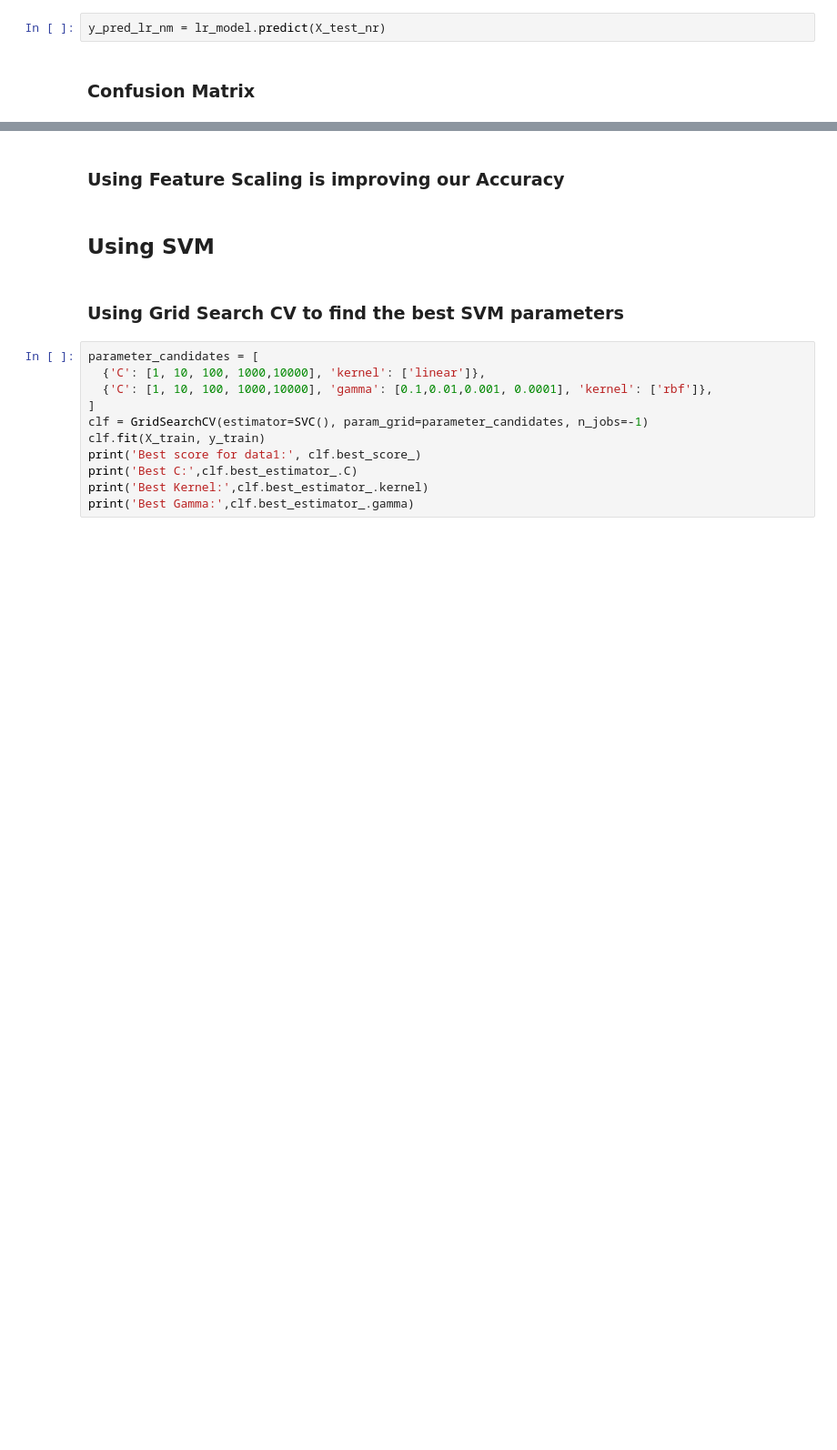
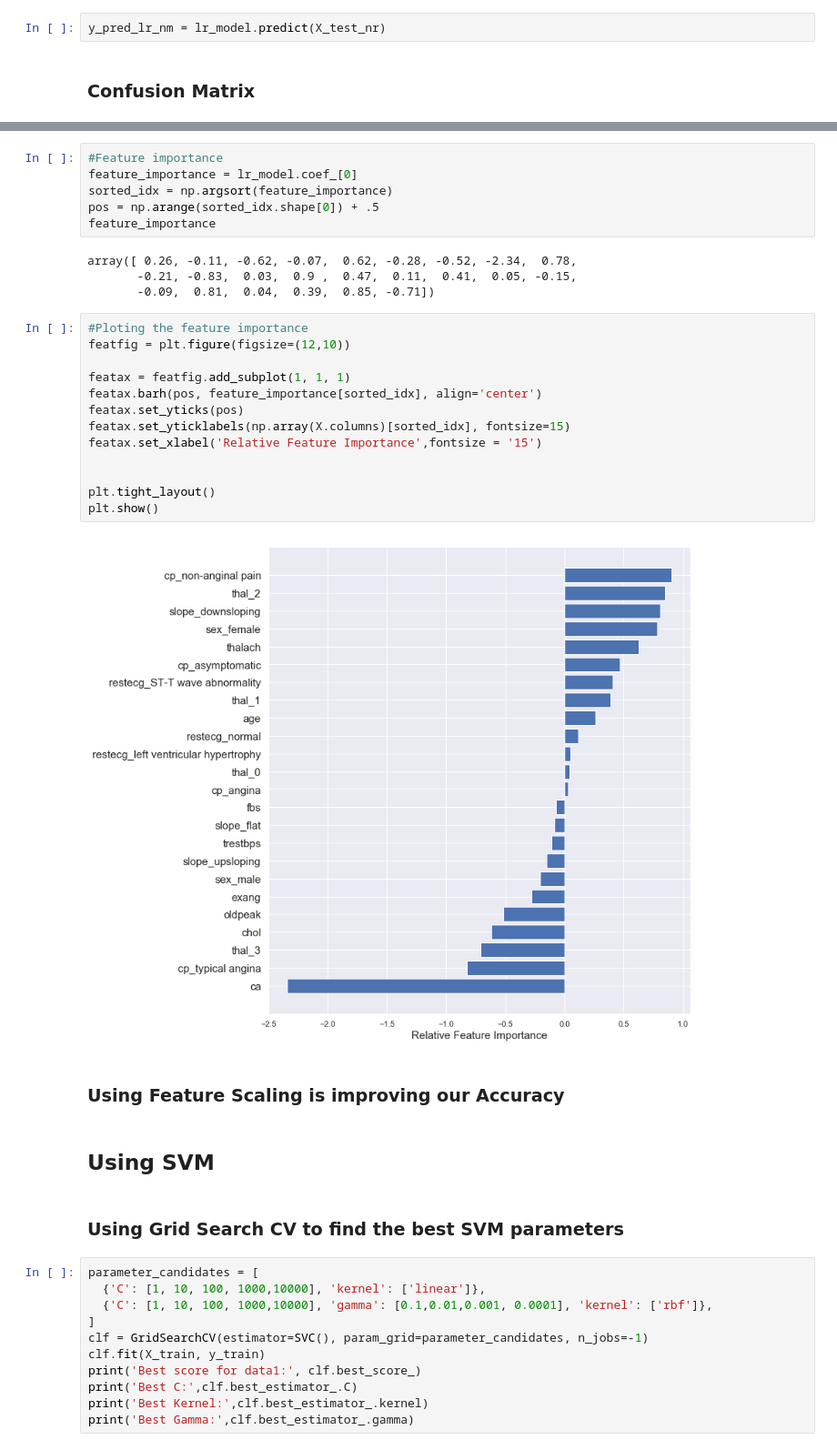
Before and after one commit to salujarohit/DSB-1, a Jupyter notebook: Final Project/DSFB1_Group work-Heart - Model Building.ipynb, the cells around one changed output, grey strips where cells are left out. Shown at 91% size. Drawn from its saved outputs; the diff is of its cells as text; blank space fills up the shorter version.

```diff
--- a/Final Project/DSFB1_Group work-Heart - Model Building.ipynb
+++ b/Final Project/DSFB1_Group work-Heart - Model Building.ipynb
@@ -408,3 +410,28 @@ plt.show()
+# %%
+#Feature importance
+feature_importance = lr_model.coef_[0]
+sorted_idx = np.argsort(feature_importance)
+pos = np.arange(sorted_idx.shape[0]) + .5
+feature_importance
+# %% [output]
+array([ 0.26, -0.11, -0.62, -0.07,  0.62, -0.28, -0.52, -2.34,  0.78,
+       -0.21, -0.83,  0.03,  0.9 ,  0.47,  0.11,  0.41,  0.05, -0.15,
+       -0.09,  0.81,  0.04,  0.39,  0.85, -0.71])
+# %%
+#Ploting the feature importance
+featfig = plt.figure(figsize=(12,10))
+
+featax = featfig.add_subplot(1, 1, 1)
+featax.barh(pos, feature_importance[sorted_idx], align='center')
+featax.set_yticks(pos)
+featax.set_yticklabels(np.array(X.columns)[sorted_idx], fontsize=15)
+featax.set_xlabel('Relative Feature Importance',fontsize = '15')
+
+
+plt.tight_layout()
+plt.show()
+# %% [output]
+[figure, added]
 # %% [markdown]
 ### Using Feature Scaling is improving our Accuracy
 # %% [markdown]
```
Also changed, not shown: parts of 26 cells of this notebook, 3 other files.
